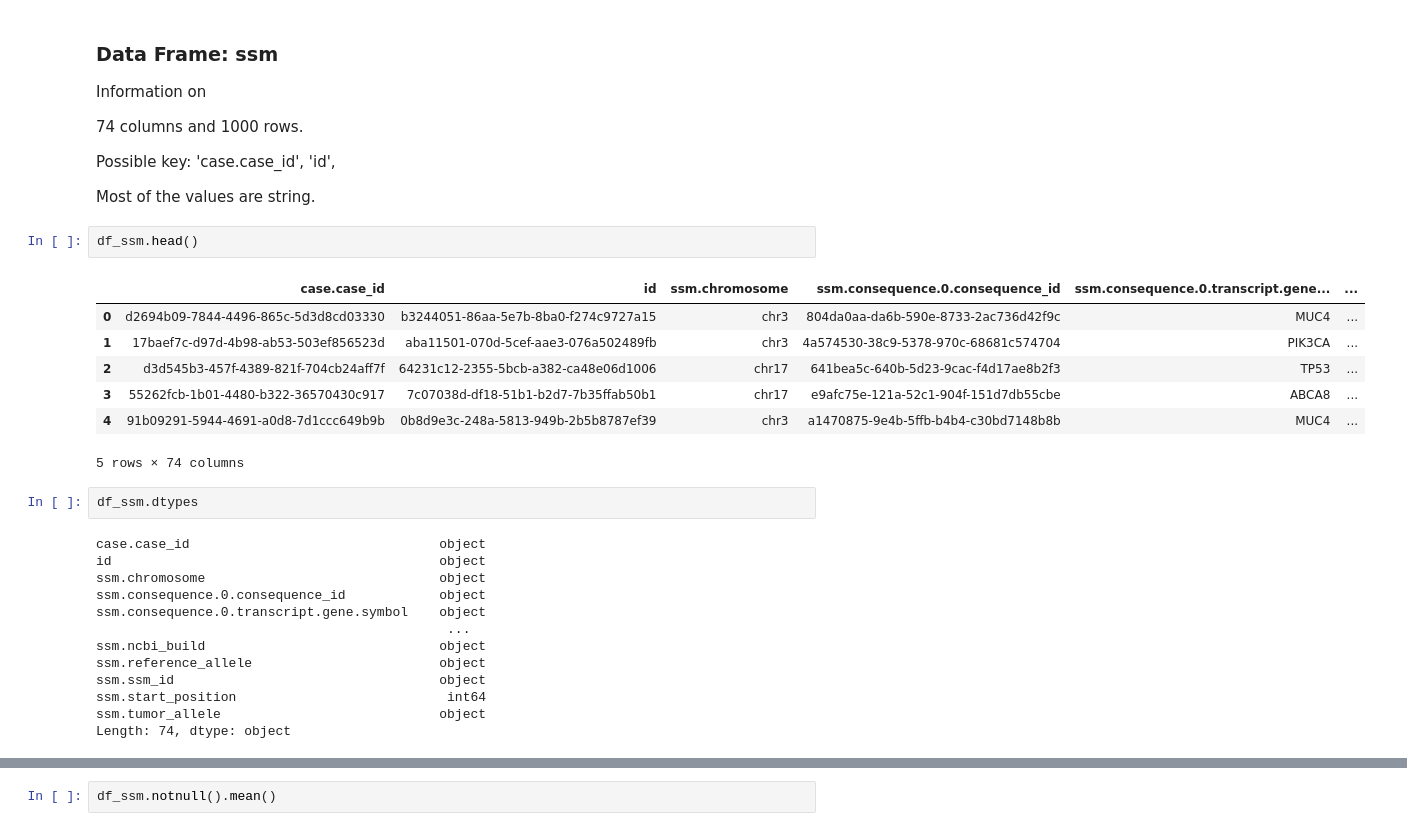
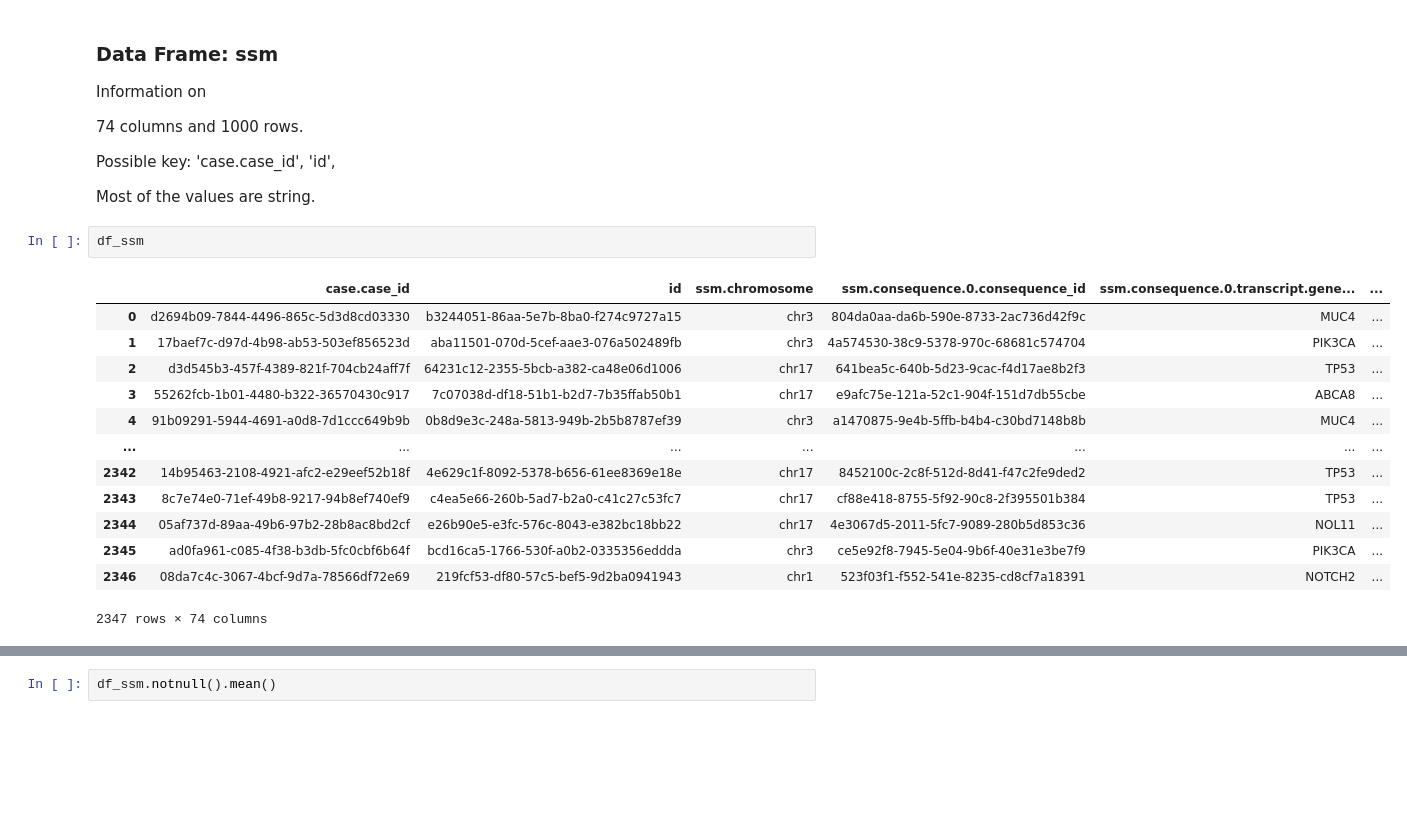
Before and after one commit to louis-oscarmorel/Cancer, a Jupyter notebook: Starting_kit.ipynb, the cells around one changed output, grey strips where cells are left out. Saved outputs shown, nothing was run; the diff lists cells and outputs as text; blank space fills up the shorter version.

```diff
--- a/Starting_kit.ipynb
+++ b/Starting_kit.ipynb
@@ -173,27 +202,18 @@ Possible key: 'case.case_id', 'id',
 
 Most of the values are string.
 # %%
-df_ssm.head()
+df_ssm
 # %% [output]
 |  | case.case_id | id | ssm.chromosome | ssm.consequence.0.consequence_id | ssm.consequence.0.transcript.gene... | ... |
 | 0 | d2694b09-7844-4496-865c-5d3d8cd03330 | b3244051-86aa-5e7b-8ba0-f274c9727a15 | chr3 | 804da0aa-da6b-590e-8733-2ac736d42f9c | MUC4 | ... |
 | 1 | 17baef7c-d97d-4b98-ab53-503ef856523d | aba11501-070d-5cef-aae3-076a502489fb | chr3 | 4a574530-38c9-5378-970c-68681c574704 | PIK3CA | ... |
 | 2 | d3d545b3-457f-4389-821f-704cb24aff7f | 64231c12-2355-5bcb-a382-ca48e06d1006 | chr17 | 641bea5c-640b-5d23-9cac-f4d17ae8b2f3 | TP53 | ... |
 | 3 | 55262fcb-1b01-4480-b322-36570430c917 | 7c07038d-df18-51b1-b2d7-7b35ffab50b1 | chr17 | e9afc75e-121a-52c1-904f-151d7db55cbe | ABCA8 | ... |
 | 4 | 91b09291-5944-4691-a0d8-7d1ccc649b9b | 0b8d9e3c-248a-5813-949b-2b5b8787ef39 | chr3 | a1470875-9e4b-5ffb-b4b4-c30bd7148b8b | MUC4 | ... |
+| ... | ... | ... | ... | ... | ... | ... |
+| 2342 | 14b95463-2108-4921-afc2-e29eef52b18f | 4e629c1f-8092-5378-b656-61ee8369e18e | chr17 | 8452100c-2c8f-512d-8d41-f47c2fe9ded2 | TP53 | ... |
+| 2343 | 8c7e74e0-71ef-49b8-9217-94b8ef740ef9 | c4ea5e66-260b-5ad7-b2a0-c41c27c53fc7 | chr17 | cf88e418-8755-5f92-90c8-2f395501b384 | TP53 | ... |
+| 2344 | 05af737d-89aa-49b6-97b2-28b8ac8bd2cf | e26b90e5-e3fc-576c-8043-e382bc18bb22 | chr17 | 4e3067d5-2011-5fc7-9089-280b5d853c36 | NOL11 | ... |
+| 2345 | ad0fa961-c085-4f38-b3db-5fc0cbf6b64f | bcd16ca5-1766-530f-a0b2-0335356eddda | chr3 | ce5e92f8-7945-5e04-9b6f-40e31e3be7f9 | PIK3CA | ... |
+| 2346 | 08da7c4c-3067-4bcf-9d7a-78566df72e69 | 219fcf53-df80-57c5-bef5-9d2ba0941943 | chr1 | 523f03f1-f552-541e-8235-cd8cf7a18391 | NOTCH2 | ... |
-5 rows × 74 columns
+2347 rows × 74 columns
-# %%
-df_ssm.dtypes
-# %% [output]
-case.case_id                                object
-id                                          object
-ssm.chromosome                              object
-ssm.consequence.0.consequence_id            object
-ssm.consequence.0.transcript.gene.symbol    object
-                                             ...
-ssm.ncbi_build                              object
-ssm.reference_allele                        object
-ssm.ssm_id                                  object
-ssm.start_position                           int64
-ssm.tumor_allele                            object
-Length: 74, dtype: object
```
Also changed, not shown: parts of 7 cells of this notebook, 3 other files.
